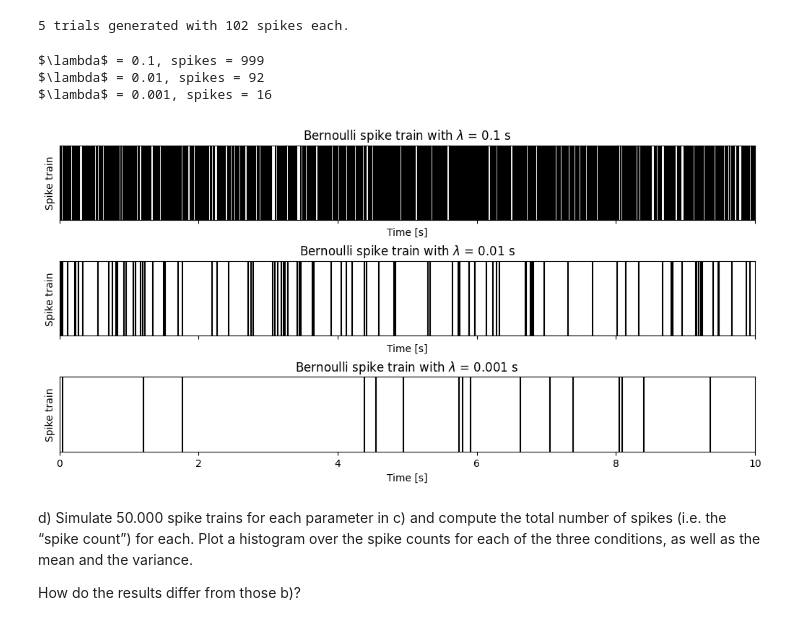
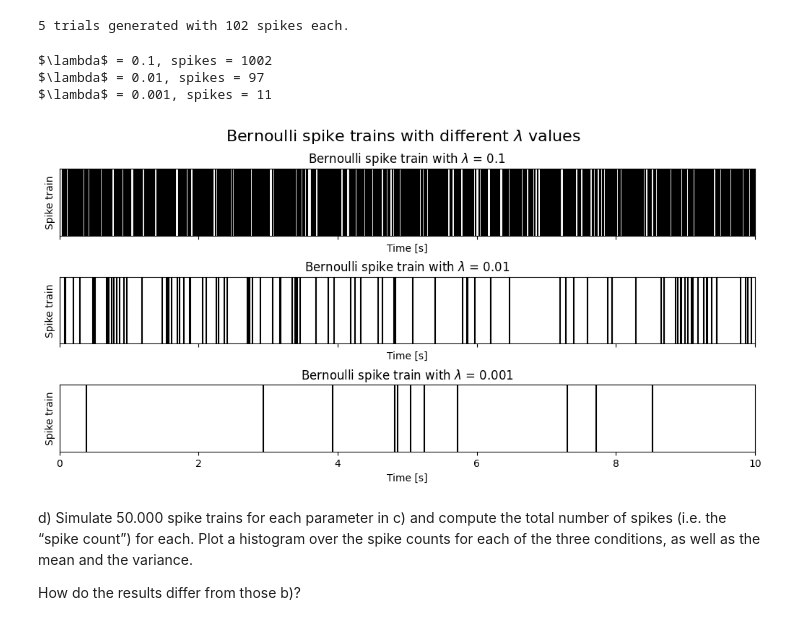
Before and after one commit to aakarsh/S25-Neural-Coding, a Jupyter notebook: homeworks/2025_Neural_coding_Homework1.ipynb, the cells around one changed output. Saved outputs shown, nothing was run; the diff lists cells and outputs as text; code cells hidden in the pictures.

```diff
--- a/homeworks/2025_Neural_coding_Homework1.ipynb
+++ b/homeworks/2025_Neural_coding_Homework1.ipynb
@@ -177,24 +177,26 @@ print(f"{len(test_spike_times)} trials generated with {len(test_spike_times[0])}
 # %%
 num_samples = 10000
 num_trials = 1
 L = [0.1, 0.01, 0.001]
 
 fig, axs = plt.subplots(nrows=len(L), figsize=(10, 5), sharex=True, constrained_layout=True)
 for l, ax in zip(L, axs):
     # Plot one spike train for each parameter value.
     spike_times = bernoulli_spike_train(l, num_samples, num_trials)
     print(f"$\lambda$ = {l}, spikes = {len(spike_times[0])}")
+
     # Plot
     raster(spike_times, ax=ax)
-    ax.set_title(f'Bernoulli spike train with $\lambda$ = {l} s')
+    ax.set_title(f'Bernoulli spike train with $\lambda$ = {l}')
     ax.set_ylabel('Spike train')
 axs[-1].set_xlabel('Time [s]')
+plt.suptitle('Bernoulli spike trains with different $\lambda$ values', fontsize=16)
 plt.show()
 # %% [output]
-$\lambda$ = 0.1, spikes = 999
-$\lambda$ = 0.01, spikes = 92
-$\lambda$ = 0.001, spikes = 16
+$\lambda$ = 0.1, spikes = 1002
+$\lambda$ = 0.01, spikes = 97
+$\lambda$ = 0.001, spikes = 11
-[figure, old version]
+[figure, new version]
 # %% [markdown]
 d) Simulate 50.000 spike trains for each parameter in c) and compute the total number of spikes (i.e. the “spike count”) for each. Plot a histogram over the spike counts for each of the three conditions, as well as the mean and the variance.
 
```
Also changed, not shown: parts of 2 cells of this notebook, 7 other files.
